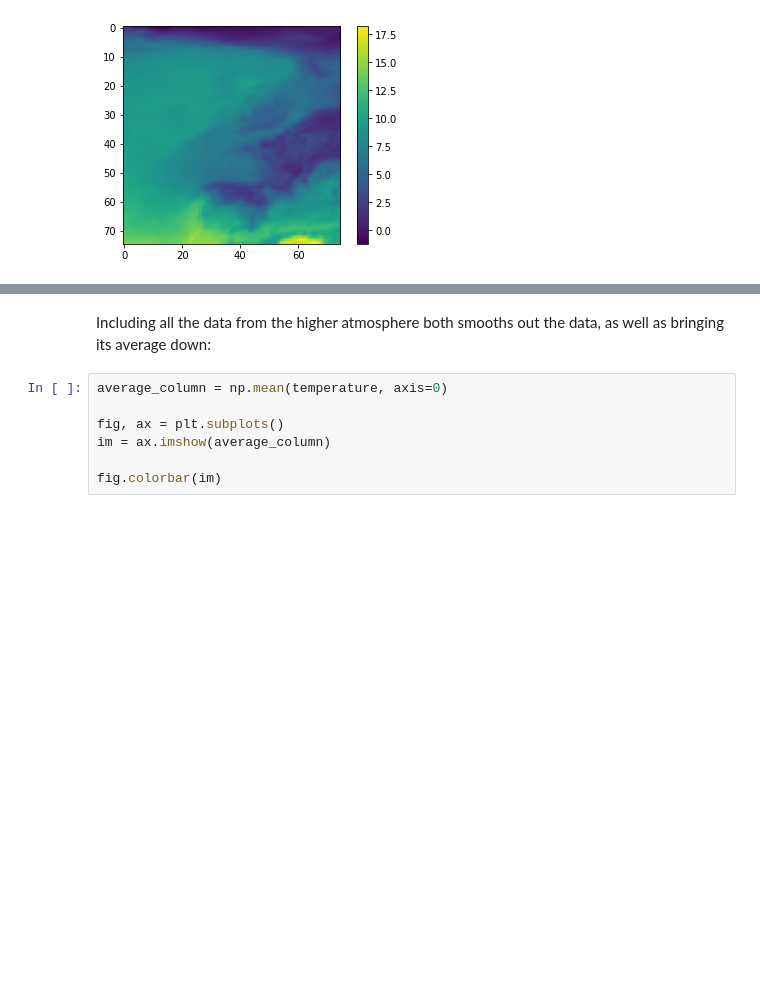
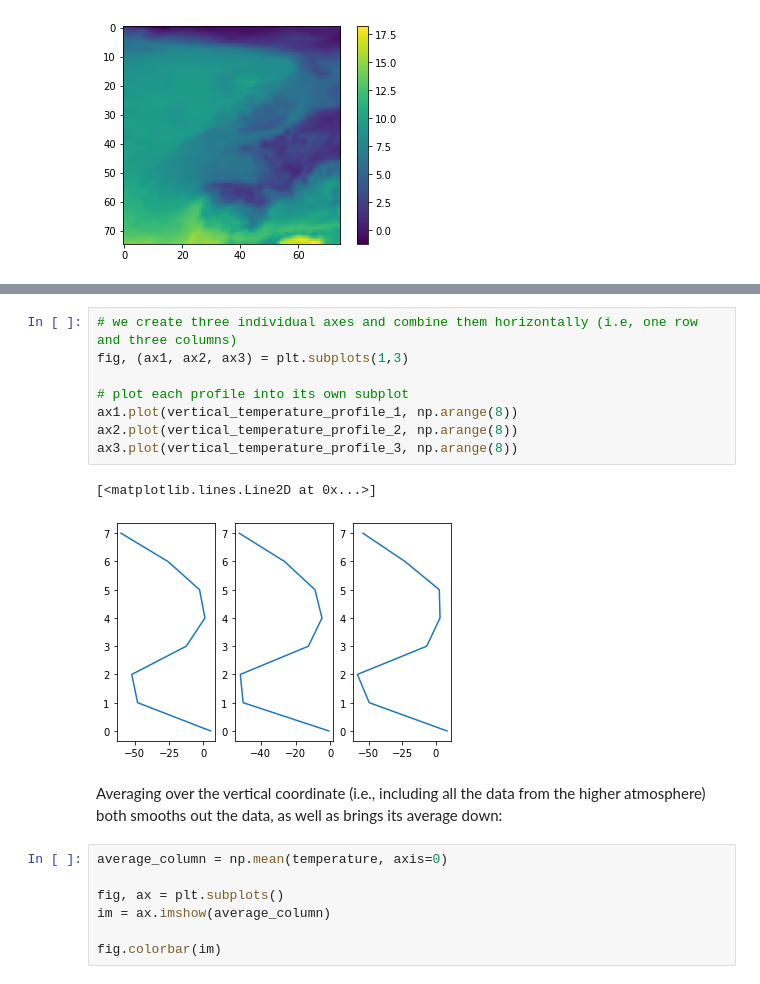
Before and after one commit to sebsteinig/introduction-to-scientific-computing, a Jupyter notebook: week_4/solutions/multi_weather.ipynb, the cells around one changed output, grey strips where cells are left out. Saved outputs shown, nothing was run; the diff lists cells and outputs as text; blank space fills up the shorter version.

```diff
--- a/week_4/solutions/multi_weather.ipynb
+++ b/week_4/solutions/multi_weather.ipynb
@@ -37,5 +55,16 @@ fig.colorbar(im)
+# %%
+# we create three individual axes and combine them horizontally (i.e, one row and three columns)
+fig, (ax1, ax2, ax3) = plt.subplots(1,3)
+
+# plot each profile into its own subplot
+ax1.plot(vertical_temperature_profile_1, np.arange(8))
+ax2.plot(vertical_temperature_profile_2, np.arange(8))
+ax3.plot(vertical_temperature_profile_3, np.arange(8))
+# %% [output]
+[<matplotlib.lines.Line2D at 0x...>]
+[figure, added]
 # %% [markdown]
-Including all the data from the higher atmosphere both smooths out the data, as well as bringing its average down:
+Averaging over the vertical coordinate (i.e., including all the data from the higher atmosphere) both smooths out the data, as well as brings its average down:
 # %%
 average_column = np.mean(temperature, axis=0)
 
```
Also changed, not shown: parts of 2 cells of this notebook, 10 other files.
